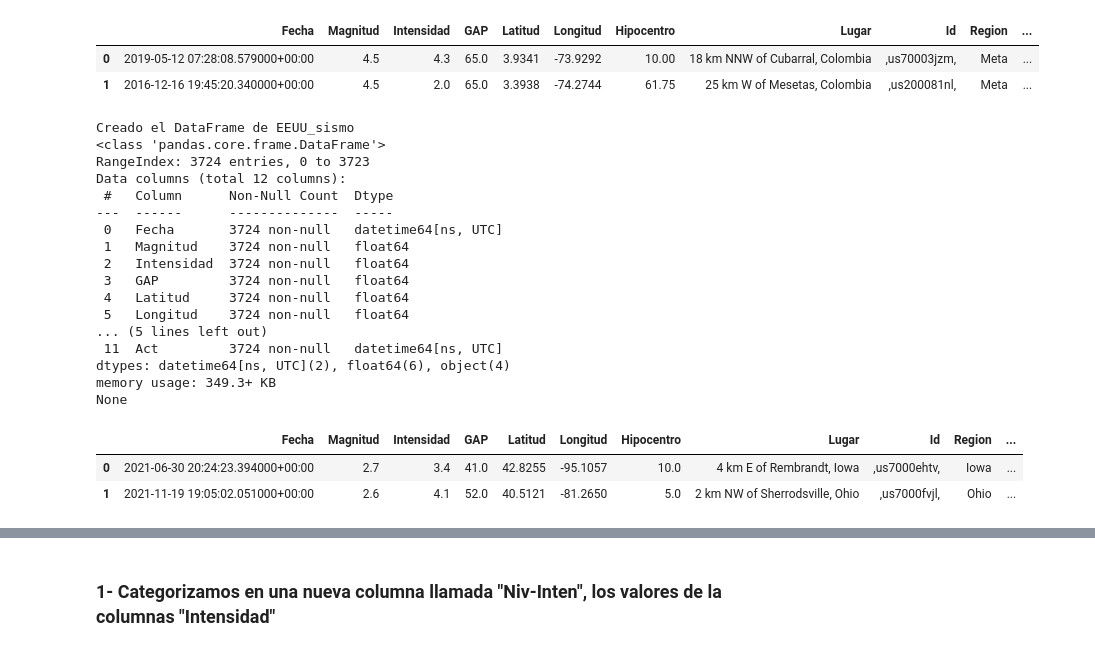
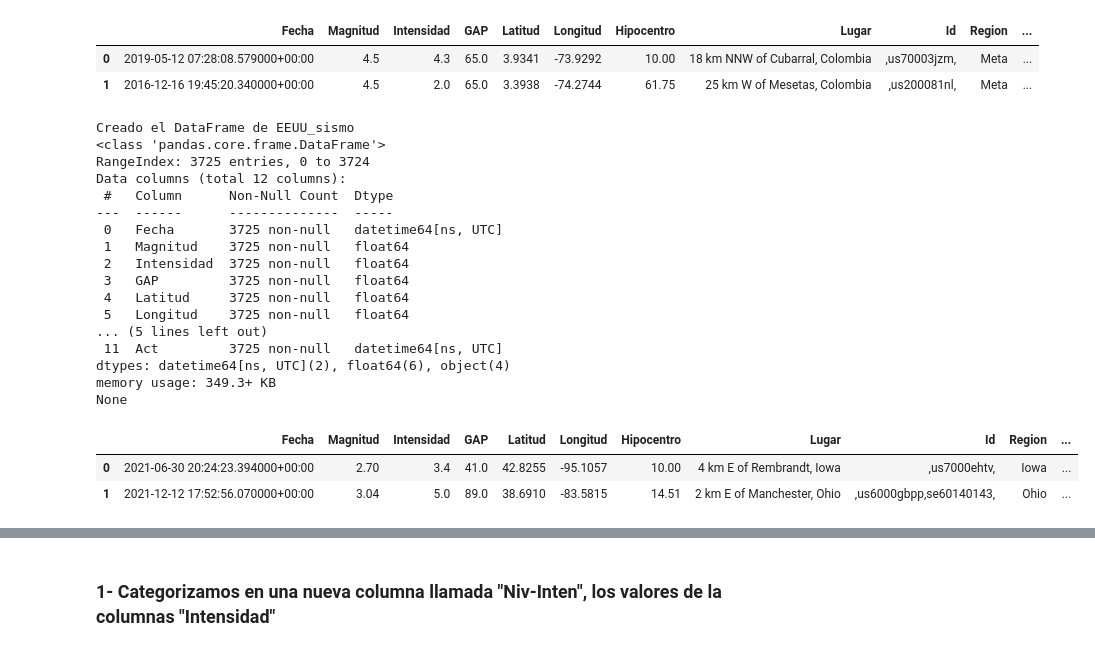
Before and after one commit to tinchoreco/PF-Alertas-Sismicas, a Jupyter notebook: notebooks/Machine_Learning/Machin_Learning.ipynb, the cells around one changed output, grey strips where cells are left out. Saved outputs shown, nothing was run; the diff lists cells and outputs as text; code cells hidden in the pictures.

```diff
--- a/notebooks/Machine_Learning/Machin_Learning.ipynb
+++ b/notebooks/Machine_Learning/Machin_Learning.ipynb
@@ -121,40 +127,40 @@ None
 # %%
 # Creamos el DataFrame de  df_EEUU_sismo
 # Crea una instancia del cliente de BigQuery
 client = bigquery.Client(project= project_ids[0])
 
 # Especifica el ID del dataset
 dataset_id = dataset_ids[0]
 
 
-table_ref = dataset_ref.table(table_ids[2])
+table_ref = dataset_ref.table(table_ids[3])
 # Descarga la tabla en un DataFrame
 table = client.get_table(table_ref)
 df_EEUU_sismo = client.list_rows(table).to_dataframe()
 
 # Imprime las primeras filas del DataFrame
-print(f"Creado el DataFrame de {table_ids[2]}")
+print(f"Creado el DataFrame de {table_ids[3]}")
 print(df_EEUU_sismo.info())
 df_EEUU_sismo.head(2)
 # %% [output]
 Creado el DataFrame de EEUU_sismo
 <class 'pandas.core.frame.DataFrame'>
-RangeIndex: 3724 entries, 0 to 3723
+RangeIndex: 3725 entries, 0 to 3724
 Data columns (total 12 columns):
  #   Column      Non-Null Count  Dtype
 ---  ------      --------------  -----
- 0   Fecha       3724 non-null   datetime64[ns, UTC]
- 1   Magnitud    3724 non-null   float64
- 2   Intensidad  3724 non-null   float64
- 3   GAP         3724 non-null   float64
- 4   Latitud     3724 non-null   float64
- 5   Longitud    3724 non-null   float64
+ 0   Fecha       3725 non-null   datetime64[ns, UTC]
+ 1   Magnitud    3725 non-null   float64
+ 2   Intensidad  3725 non-null   float64
+ 3   GAP         3725 non-null   float64
+ 4   Latitud     3725 non-null   float64
+ 5   Longitud    3725 non-null   float64
 ... (5 lines left out)
- 11  Act         3724 non-null   datetime64[ns, UTC]
+ 11  Act         3725 non-null   datetime64[ns, UTC]
 dtypes: datetime64[ns, UTC](2), float64(6), object(4)
 memory usage: 349.3+ KB
 None
 |  | Fecha | Magnitud | Intensidad | GAP | Latitud | Longitud | Hipocentro | Lugar | Id | Region | ... |
-| 0 | 2021-06-30 20:24:23.394000+00:00 | 2.7 | 3.4 | 41.0 | 42.8255 | -95.1057 | 10.0 | 4 km E of Rembrandt, Iowa | ,us7000ehtv, | Iowa | ... |
-| 1 | 2021-11-19 19:05:02.051000+00:00 | 2.6 | 4.1 | 52.0 | 40.5121 | -81.2650 | 5.0 | 2 km NW of Sherrodsville, Ohio | ,us7000fvjl, | Ohio | ... |
+| 0 | 2021-06-30 20:24:23.394000+00:00 | 2.70 | 3.4 | 41.0 | 42.8255 | -95.1057 | 10.00 | 4 km E of Rembrandt, Iowa | ,us7000ehtv, | Iowa | ... |
+| 1 | 2021-12-12 17:52:56.070000+00:00 | 3.04 | 5.0 | 89.0 | 38.6910 | -83.5815 | 14.51 | 2 km E of Manchester, Ohio | ,us6000gbpp,se60140143, | Ohio | ... |
 # %%
```
Also changed, not shown: parts of 42 cells of this notebook, 8 other files.
